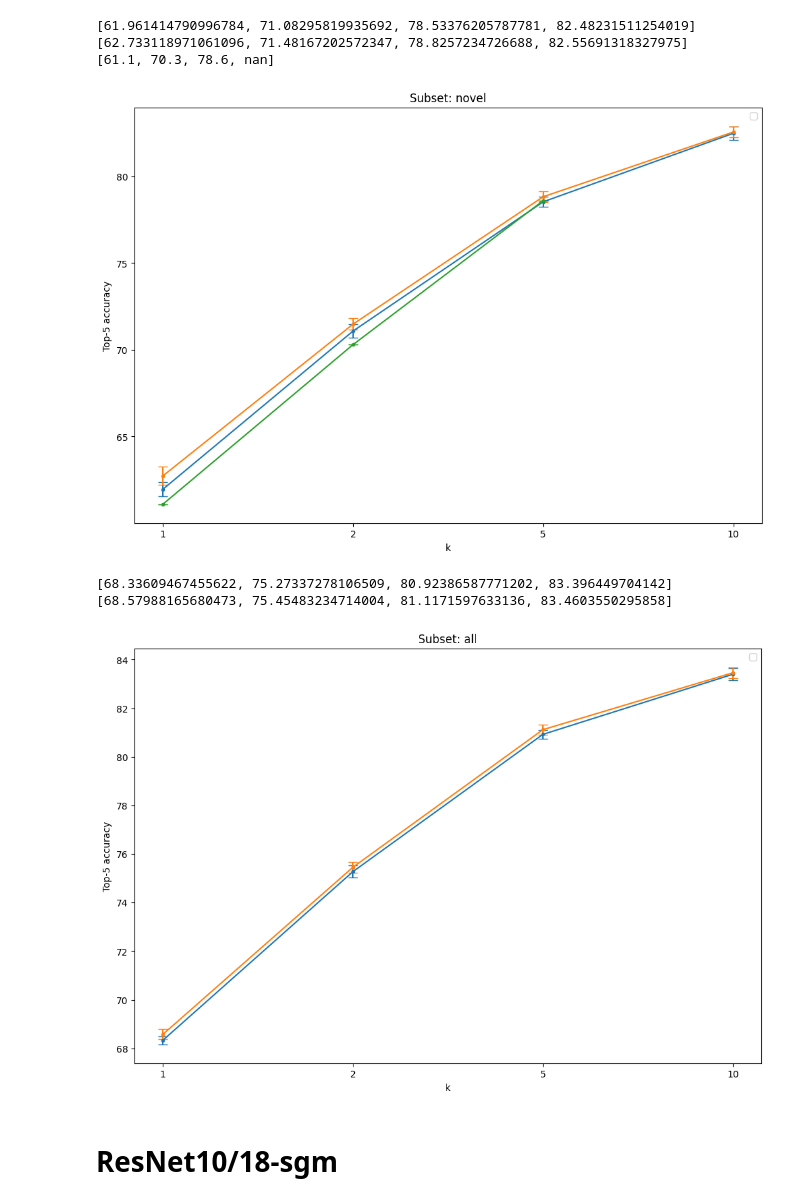
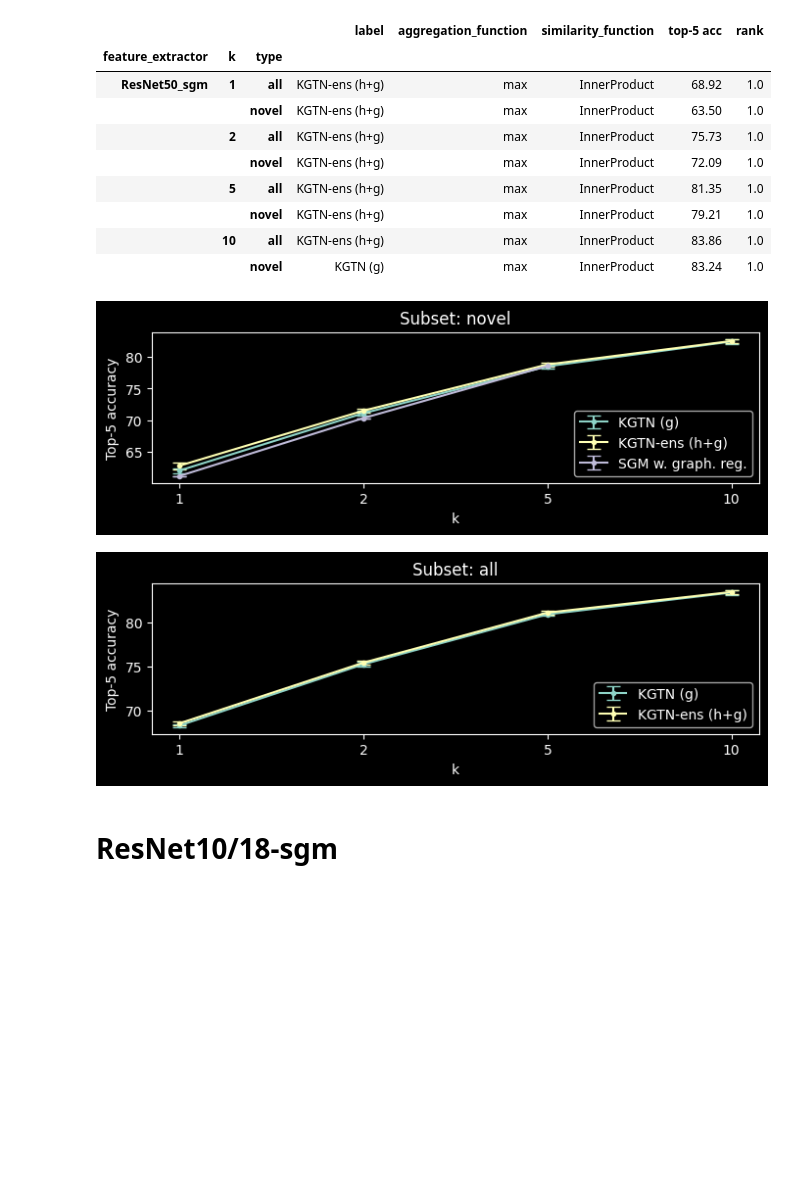
Before and after one commit to DominikFilipiak/KGTN-ens, a Jupyter notebook: notebooks/8_plots_kgtnens.ipynb, the cells around one changed output. Saved outputs shown, nothing was run; the diff lists cells and outputs as text; code cells hidden in the pictures; blank space fills up the shorter version.

Commit message:
More refactor + latex code for tables

```diff
--- a/notebooks/8_plots_kgtnens.ipynb
+++ b/notebooks/8_plots_kgtnens.ipynb
@@ -1,15 +1,12 @@
 # %%
 # !pip3 install pandas
 import matplotlib.pyplot as plt
-import numpy
 import pandas as pd
 import numpy as np
 import os
 import json
 import tikzplotlib
-from functools import partial
 
-plt.style.use('default')
-BASE_DIR = '/Users/dfilipiak/repositories/publikacje/PUB-2021-OneShotKG'
-PROJECT_DIR = f'{BASE_DIR}/KGTN2'
-FIGURES_DIR = f'{BASE_DIR}/figures'
+pd.set_option('display.max_rows', 200)
+pd.set_option("display.precision", 2)
+plt.style.use('dark_background')
@@ -18,5 +21,5 @@ Parse all results and load it to DataFrame.
 # %%
-def parse_results(resultsdir, repr, lr, wd, printing=False, stds_intead_of_means=False):
+def parse_results(resultsdir, repr, lr, wd, printing=False, results_aggreagation='mean'):
     outpath = '{}_' + 'lr_{:.3f}_wd_{:.3f}'.format(lr, wd) + '_expid_{:d}_lowshotn_{:d}.json'
     lowshotns = [1,2,5, 10]
     expids = [1,2,3,4,5]
@@ -28,8 +31,10 @@ def parse_results(resultsdir, repr, lr, wd, printing=False, stds_intead_of_means
                 out = json.load(f)
                 all_nums[j,i,:] = np.array(out['accs'])*100
 
-    if stds_intead_of_means:
+    if results_aggreagation == "std":
         means = np.std(all_nums, axis=1)
+    elif results_aggreagation == "max":
+        means = np.max(all_nums, axis=1)
     else:
         means = np.mean(all_nums, axis=1)
 
@@ -216,10 +271,8 @@ baseline_paths = [f"{BASE_DIR}/KGTN2/results/{feature_extractor}/{s1}" for s1 in
 df = get_experiment_df(baseline_paths, feature_extractor, aggregation_function, similarity_function)
 df_diff = get_diff_between_baseline_and_experiments(df, 'KGTN (baseline)', 'KGTN-ens')
 
-df_std_mean = get_experiment_df(baseline_paths, feature_extractor, aggregation_function, similarity_function, stds_intead_of_means=True)
-# df_std_mean = df_std_mean.set_index(['type', 'label'])
-
-df
+df_std_mean = get_experiment_df(baseline_paths, feature_extractor, aggregation_function, similarity_function, results_aggreagation='std')
+df_max = get_experiment_df(baseline_paths, feature_extractor, aggregation_function, similarity_function, results_aggreagation='max')
 
 # print(df.filter(['type', 'label', 1, 2, 5, 10]).sort_values(['type', 'label']).to_latex(
 #     index=False,
@@ -246,28 +320,33 @@ df
+# %%
+get_best_models(df_max, feature_extractor="ResNet50_sgm")
+# %% [output]
+|  |  |  | label | aggregation_function | similarity_function | top-5 acc | rank |
+| feature_extractor | k | type |  |  |  |  |  |
+| ResNet50_sgm | 1 | all | KGTN-ens (h+g) | max | InnerProduct | 68.92 | 1.0 |
+|  |  | novel | KGTN-ens (h+g) | max | InnerProduct | 63.50 | 1.0 |
+|  | 2 | all | KGTN-ens (h+g) | max | InnerProduct | 75.73 | 1.0 |
+|  |  | novel | KGTN-ens (h+g) | max | InnerProduct | 72.09 | 1.0 |
+|  | 5 | all | KGTN-ens (h+g) | max | InnerProduct | 81.35 | 1.0 |
+|  |  | novel | KGTN-ens (h+g) | max | InnerProduct | 79.21 | 1.0 |
+|  | 10 | all | KGTN-ens (h+g) | max | InnerProduct | 83.86 | 1.0 |
+|  |  | novel | KGTN (g) | max | InnerProduct | 83.24 | 1.0 |
 # %%
-
-# plot_comparisons_with_errorbards(df, df_std_mean, ['KGTN (baseline)', 'KGTN-ens (h+g)'])
-# ['KGTN (baseline)', 'KGTN-ens (h+g)']
 df_shen2021 = pd.DataFrame.from_dict([{1: 61.1, 2: 70.3, 5: 78.6, 10: None, "type": "novel", "label": "SGM w. graph. reg."}])
 df_shen2021_std = pd.DataFrame.from_dict([{1: 0, 2: 0, 5: 0, 10: None, "type": "novel", "label": "SGM w. graph. reg."}])
 
 plot_comparisons_with_errorbards(
     pd.concat([df, df_shen2021], ignore_index=True),
     pd.concat([df_std_mean, df_shen2021_std], ignore_index=True),
-    ['KGTN (baseline)', 'KGTN-ens (h+g)', "SGM w. graph. reg."],
-    figsize=(12, 8),
-    fig_name_prefix="max",
-    fix_matplotlib=True
+    ['KGTN (g)', 'KGTN-ens (h+g)', "SGM w. graph. reg."],
+    # fig_name_prefix="max",
+    fix_matplotlib=True,
+    figsize=(8, 2)
     # exp_scale_functions=(partial(np.power, 10.0), np.log10),
     )
 # df
 # %% [output]
-[61.961414790996784, 71.08295819935692, 78.53376205787781, 82.48231511254019]
-[62.733118971061096, 71.48167202572347, 78.8257234726688, 82.55691318327975]
-[61.1, 70.3, 78.6, nan]
-[figure, old version]
+[figure, new version]
-[68.33609467455622, 75.27337278106509, 80.92386587771202, 83.396449704142]
-[68.57988165680473, 75.45483234714004, 81.1171597633136, 83.4603550295858]
-[figure, old version]
+[figure, new version]
 # %% [markdown]
 # ResNet10/18-sgm
 # %%
```
Also changed, not shown: parts of 36 cells of this notebook.
